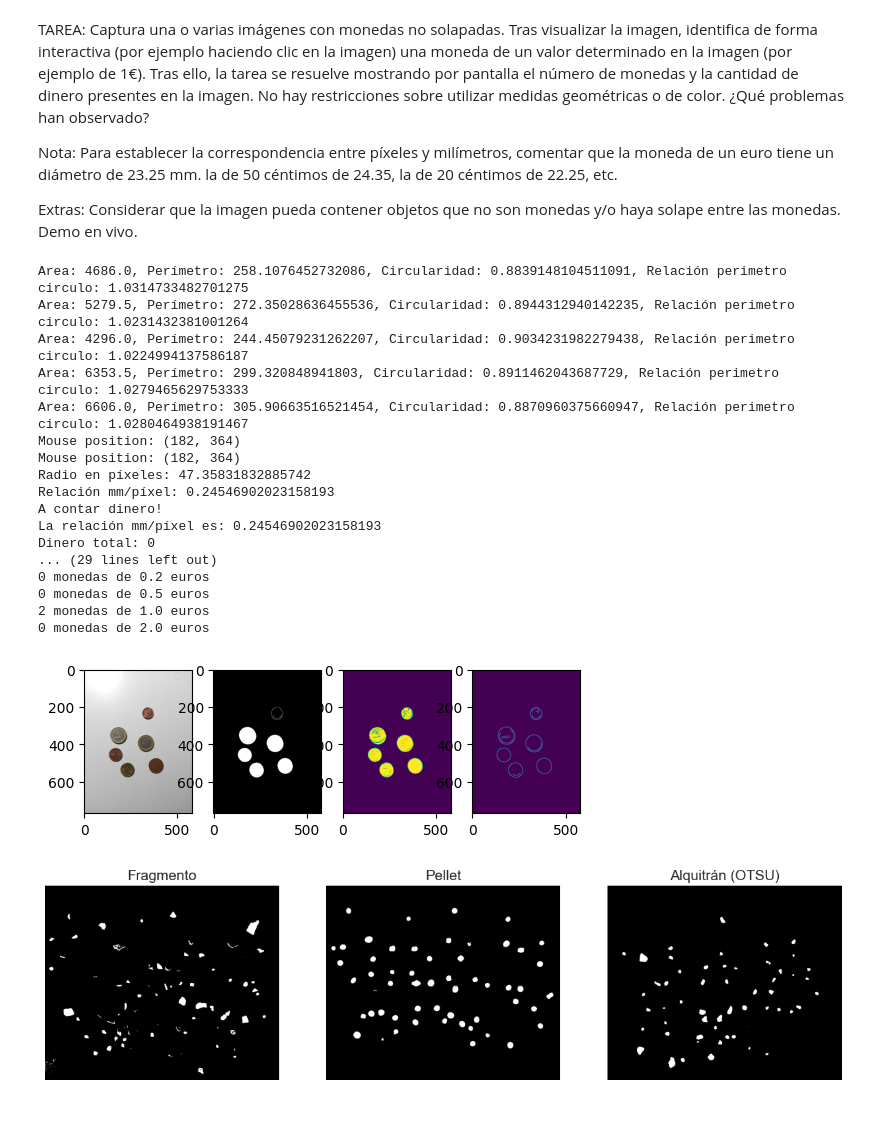
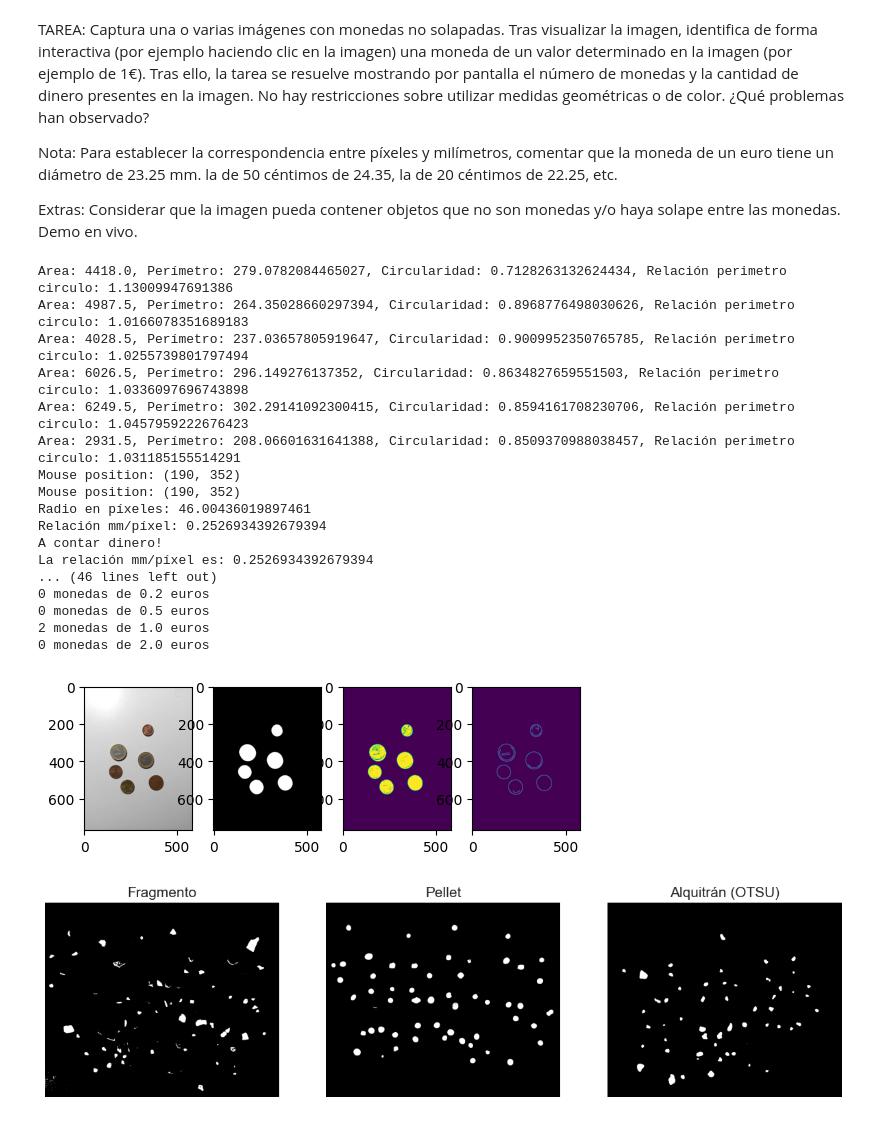
Before and after one commit to jj-quesada/PracticasVC, a Jupyter notebook: VC_P3/P3/VC_P3_Grupo13.ipynb, the cells around one changed output. Drawn from its saved outputs; the diff is of its cells as text; code cells hidden in the pictures.

```diff
--- a/VC_P3/P3/VC_P3_Grupo13.ipynb
+++ b/VC_P3/P3/VC_P3_Grupo13.ipynb
@@ -26,7 +26,9 @@ img_gaussian_blur = cv2.GaussianBlur(img_gris, (9, 9), 3)
 
 canny_output = cv2.Canny(img_gaussian_blur, 0, 85)
 
-contornos2, hierarchy2 = cv2.findContours(canny_output,
+diff = cv2.subtract(img_th2, canny_output)
+
+contornos2, hierarchy2 = cv2.findContours(diff,
     cv2.RETR_EXTERNAL ,
     cv2.CHAIN_APPROX_SIMPLE)
 #cv2.drawContours(img, contornos2, -1, (0,255,0), 3)
@@ -60,46 +62,6 @@ for c in contornos2:
             cv2.drawContours(img_cont, [c], -1, (255,255,255), -1)
             print(f'Area: {area}, Perímetro: {perimetro}, Circularidad: {circularidad}, Relación perimetro circulo: {relacion_perimetro_circulo}')
 
-#Hough
-"""
-# Convertir la imagen de contornos a escala de grises para usar con HoughCircles
-img_cont_gris = cv2.cvtColor(img_cont, cv2.COLOR_RGB2GRAY)
-
-# Aplicar un desenfoque a img_cont_gris para reducir ruido
-img_cont_blur = cv2.GaussianBlur(img_cont_gris, (9, 9), 3)
-
-img_blur = cv2.medianBlur(img_gris, 7)
-
-circles = cv2.HoughCircles(
-    img_blur,
-    cv2.HOUGH_GRADIENT,
-    dp=2,
-    minDist=30,
-    param1=70,
-    param2=80,
-    minRadius=0,
-    maxRadius=150
-)
-
-#Dibuja sobre entrada e imagen vacía
-img_test = np.zeros(img_rgb.shape)
-img_rgb = cv2.cvtColor(img, cv2.COLOR_BGR2RGB)
-for det in circles[0]:
-        x_coor, y_coor, det_radio = det
-        cv2.circle(img_rgb,(int(x_coor), int(y_coor)),
-            int(det_radio),(0, 255, 0), 2)
-        cv2.circle(img_test,(int(x_coor), int(y_coor)),
-            int(det_radio),(255, 255, 255), -1)
-
-            if circles is not None:
-    circles = np.uint16(np.around(circles))
-    for i in circles[0, :]:
-        print(i)
-        center = (i[0], i[1])
-        # Dibujar el círculo externo
-        cv2.circle(img, (i[0], i[1]), i[2], (0, 255, 0), 2)
-
-"""
 
 plt.subplot(1, 4, 1)
 plt.imshow(img_rgb)
@@ -182,46 +144,46 @@ def on_mouse(event, x, y, flags, userdata):
                 diametro_modeda_pixeles = radio * 2
                 # Radio real de la moneda de 1€ en mm
                 diametro_moneda_real = 23.25
 
                 # Relación en mm/píxel
                 relacion_mm_por_pixel = diametro_moneda_real / diametro_modeda_pixeles
 
                 print(f'Relación mm/píxel: {relacion_mm_por_pixel}')
                 print("A contar dinero!")
                 countMoney()
                 break
 
 windowName = "amor"
 
 cv2.namedWindow(windowName)
 
 cv2.setMouseCallback(windowName, on_mouse)
 
 cv2.imshow(windowName,img_rgb)
 while cv2.waitKey(20) != 27:
     dummy = 0
      # Se detiene hasta pulsar tecla (>0 milisegundos)
 
 cv2.destroyAllWindows() # Destruye todas las ventanas
 # %% [output]
-Area: 4686.0, Perímetro: 258.1076452732086, Circularidad: 0.8839148104511091, Relación perimetro circulo: 1.0314733482701275
-Area: 5279.5, Perímetro: 272.35028636455536, Circularidad: 0.8944312940142235, Relación perimetro circulo: 1.0231432381001264
-Area: 4296.0, Perímetro: 244.45079231262207, Circularidad: 0.9034231982279438, Relación perimetro circulo: 1.0224994137586187
-Area: 6353.5, Perímetro: 299.320848941803, Circularidad: 0.8911462043687729, Relación perimetro circulo: 1.0279465629753333
-Area: 6606.0, Perímetro: 305.90663516521454, Circularidad: 0.8870960375660947, Relación perimetro circulo: 1.0280464938191467
-Mouse position: (182, 364)
-Mouse position: (182, 364)
-Radio en píxeles: 47.35831832885742
-Relación mm/píxel: 0.24546902023158193
+Area: 4418.0, Perímetro: 279.0782084465027, Circularidad: 0.7128263132624434, Relación perimetro circulo: 1.13009947691386
+Area: 4987.5, Perímetro: 264.35028660297394, Circularidad: 0.8968776498030626, Relación perimetro circulo: 1.0166078351689183
+Area: 4028.5, Perímetro: 237.03657805919647, Circularidad: 0.9009952350765785, Relación perimetro circulo: 1.0255739801797494
+Area: 6026.5, Perímetro: 296.149276137352, Circularidad: 0.8634827659551503, Relación perimetro circulo: 1.0336097696743898
+Area: 6249.5, Perímetro: 302.29141092300415, Circularidad: 0.8594161708230706, Relación perimetro circulo: 1.0457959222676423
+Area: 2931.5, Perímetro: 208.06601631641388, Circularidad: 0.8509370988038457, Relación perimetro circulo: 1.031185155514291
+Mouse position: (190, 352)
+Mouse position: (190, 352)
+Radio en píxeles: 46.00436019897461
+Relación mm/píxel: 0.2526934392679394
 A contar dinero!
-La relación mm/píxel es: 0.24546902023158193
-Dinero total: 0
-... (29 lines left out)
+La relación mm/píxel es: 0.2526934392679394
+... (46 lines left out)
 0 monedas de 0.2 euros
 0 monedas de 0.5 euros
 2 monedas de 1.0 euros
 0 monedas de 2.0 euros
-[figure, old version]
+[figure, new version]
 # %%
 
 import cv2
```
